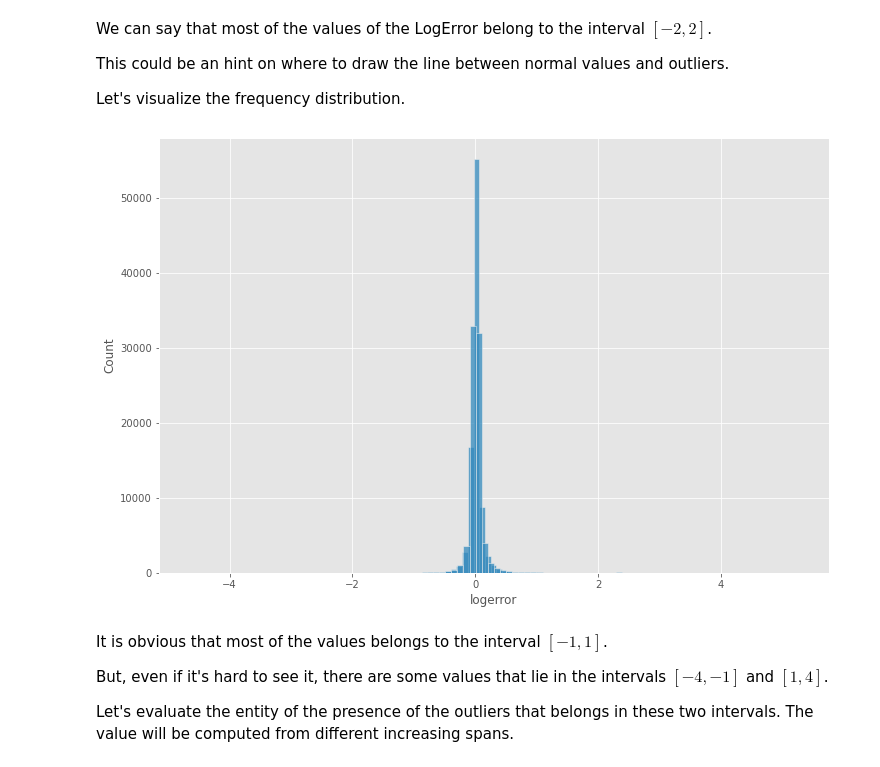
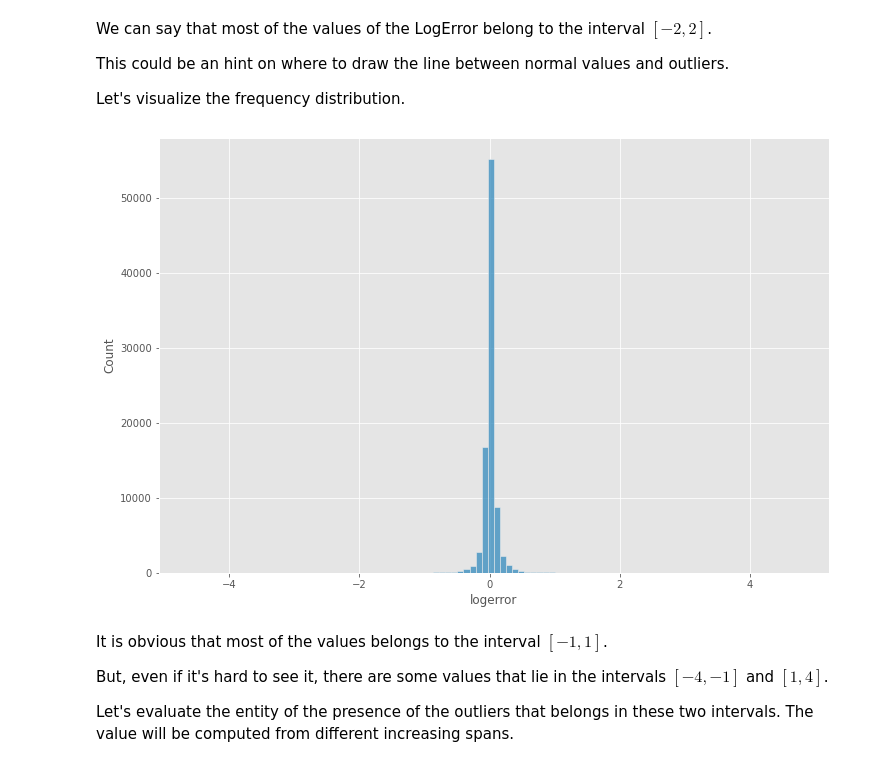
Before and after one commit to ProgettoDWM2022/Zillow, a Jupyter notebook: EDA_Zillow.ipynb, the cells around one changed output. Saved outputs shown, nothing was run; the diff lists cells and outputs as text; code cells hidden in the pictures.

```diff
--- a/EDA_Zillow.ipynb
+++ b/EDA_Zillow.ipynb
@@ -378,12 +357,11 @@ Let's visualize the frequency distribution.
 # %%
 plt.figure(figsize=(12,8))
 sns.histplot(data2016.logerror.values, bins=100, kde=False)
-sns.histplot(data2017.logerror.values, bins=100, kde=False)
 plt.xlabel('logerror', fontsize=12)
 # plt.xlim((-4,4))
 plt.show()
 # %% [output]
-[figure, old version]
+[figure, new version]
 # %% [markdown]
 It is obvious that most of the values belongs to the interval $[-1,1]$.
 
```
Also changed, not shown: parts of 50 cells of this notebook, 1 other file.
